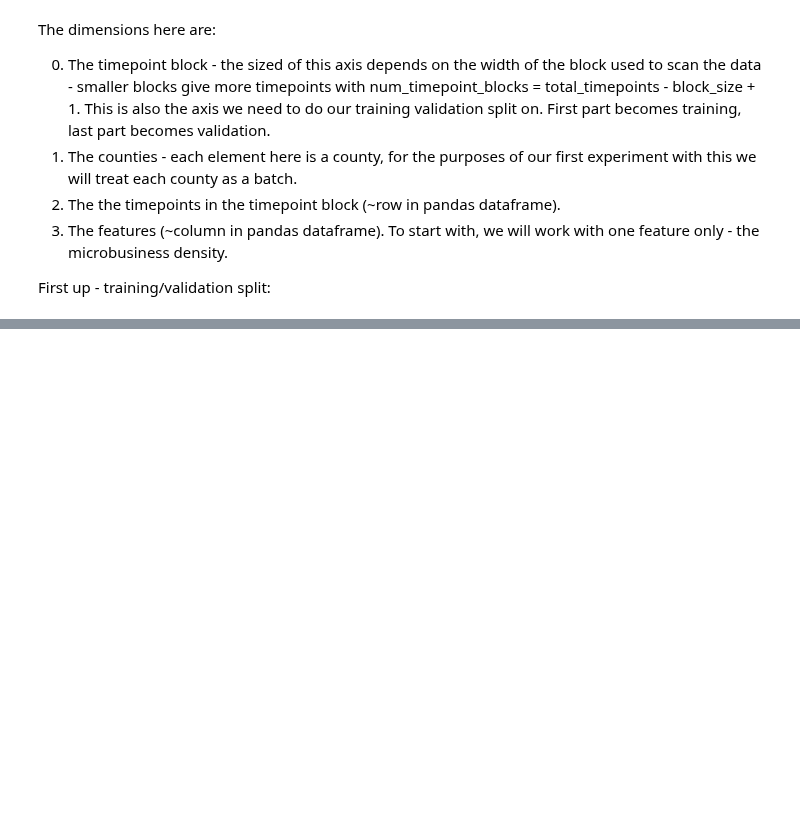
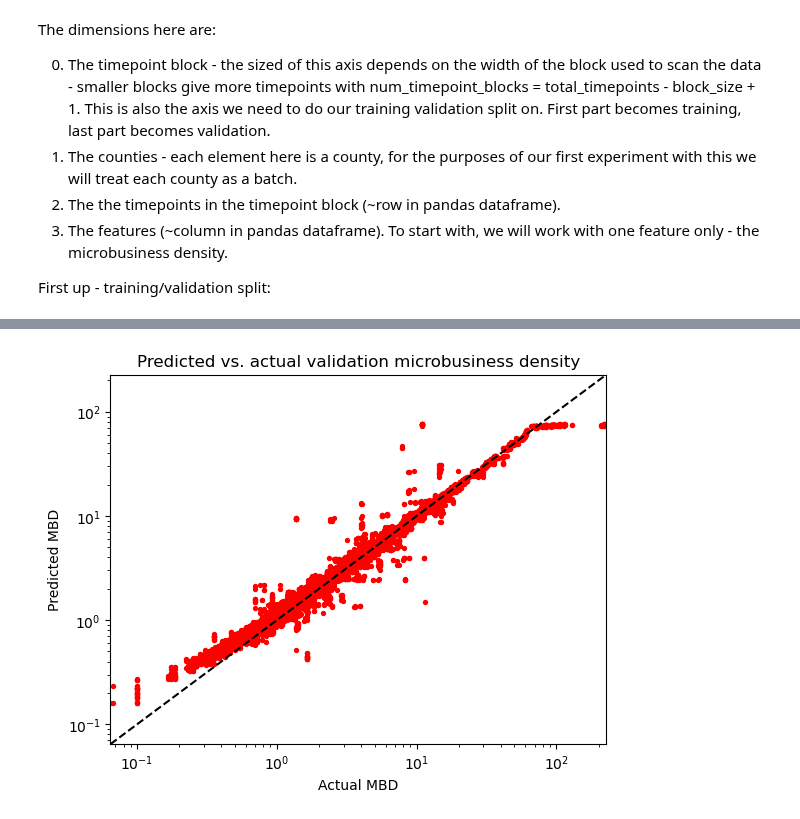
Before and after one commit to gperdrizet/kaggle_microbusiness, a Jupyter notebook: notebooks/15.1-GRU_model_testing.ipynb, the cells around one changed output, grey strips where cells are left out. Cells and saved outputs as stored; diff of their text form; code cells hidden in the pictures; blank space fills up the shorter version.

```diff
--- a/notebooks/15.1-GRU_model_testing.ipynb
+++ b/notebooks/15.1-GRU_model_testing.ipynb
@@ -330,0 +384,32 @@ plt.show()
+# %%
+# Plot predicted vs actual MBD values for validation set
+point_size = 8
+plt.scatter(flattened_validation_targets, flattened_validation_predictions, s=point_size, c='red')
+
+# Set common axis limits
+data_pool = list(flattened_validation_targets) + list(flattened_validation_predictions)
+trimmed_data_pool = [i for i in data_pool if i > 0]
+
+plot_max = max(trimmed_data_pool)
+plot_min = min(trimmed_data_pool)
+
+plt.xlim([plot_min, plot_max])
+plt.ylim([plot_min, plot_max])
+
+# Set log10 scales
+plt.xscale('log')
+plt.yscale('log')
+
+# Add y=x line
+plt.axline((plot_min, plot_min), (plot_max, plot_max), color='black', linestyle='dashed')
+
+# Add in a title and axes labels
+plt.title('Predicted vs. actual validation microbusiness density')
+plt.xlabel('Actual MBD')
+plt.ylabel('Predicted MBD')
+
+# Display the plot
+#plt.legend(loc='best')
+plt.show()
+# %% [output]
+[figure, added]
```
Also changed, not shown: parts of 30 cells of this notebook, 1 other file.
